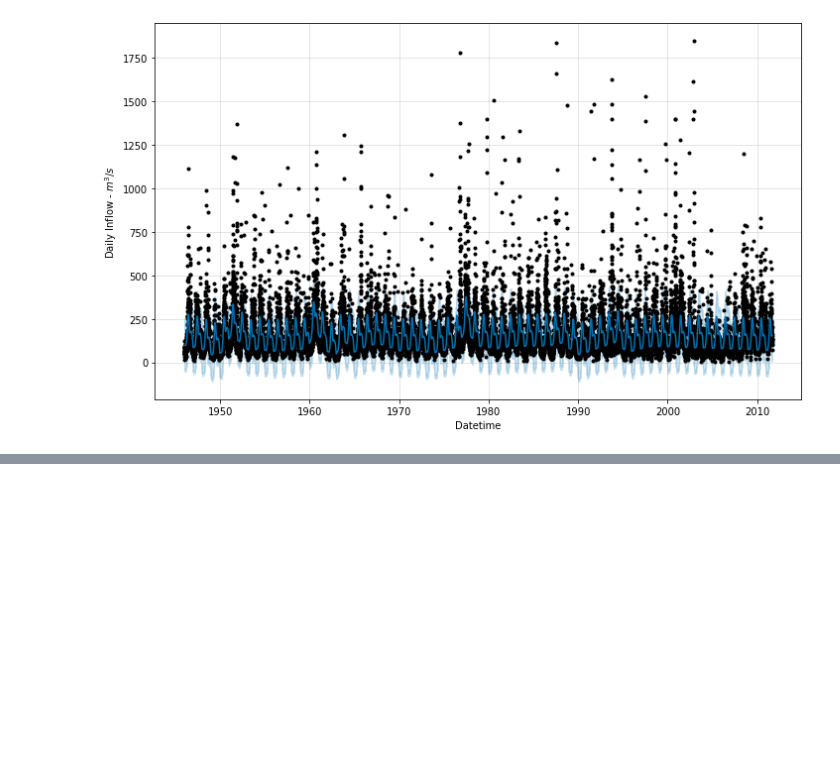
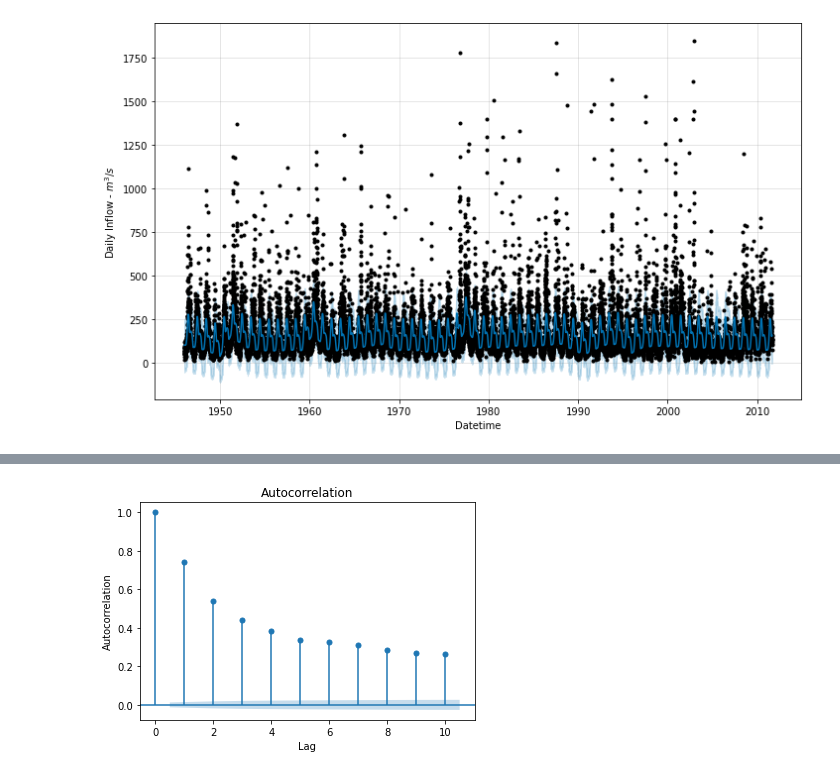
Before and after one commit to francescovidaich964/Como_lake, a Jupyter notebook: Como_lake_daily_data.ipynb, the cells around one changed output, grey strips where cells are left out. Cells and saved outputs as stored; diff of their text form; code cells hidden in the pictures; blank space fills up the shorter version.

```diff
--- a/Como_lake_daily_data.ipynb
+++ b/Como_lake_daily_data.ipynb
@@ -79,0 +118,9 @@ plt.show()
+# %%
+# Display the autocorrelation plot of the inflow
+# values after removing seasonal component
+fig = tsaplots.plot_acf(residuals, lags=10)
+plt.ylabel('Autocorrelation')
+plt.xlabel('Lag')
+plt.show()
+# %% [output]
+[figure, added]
```
Also changed, not shown: parts of 11 cells of this notebook.
